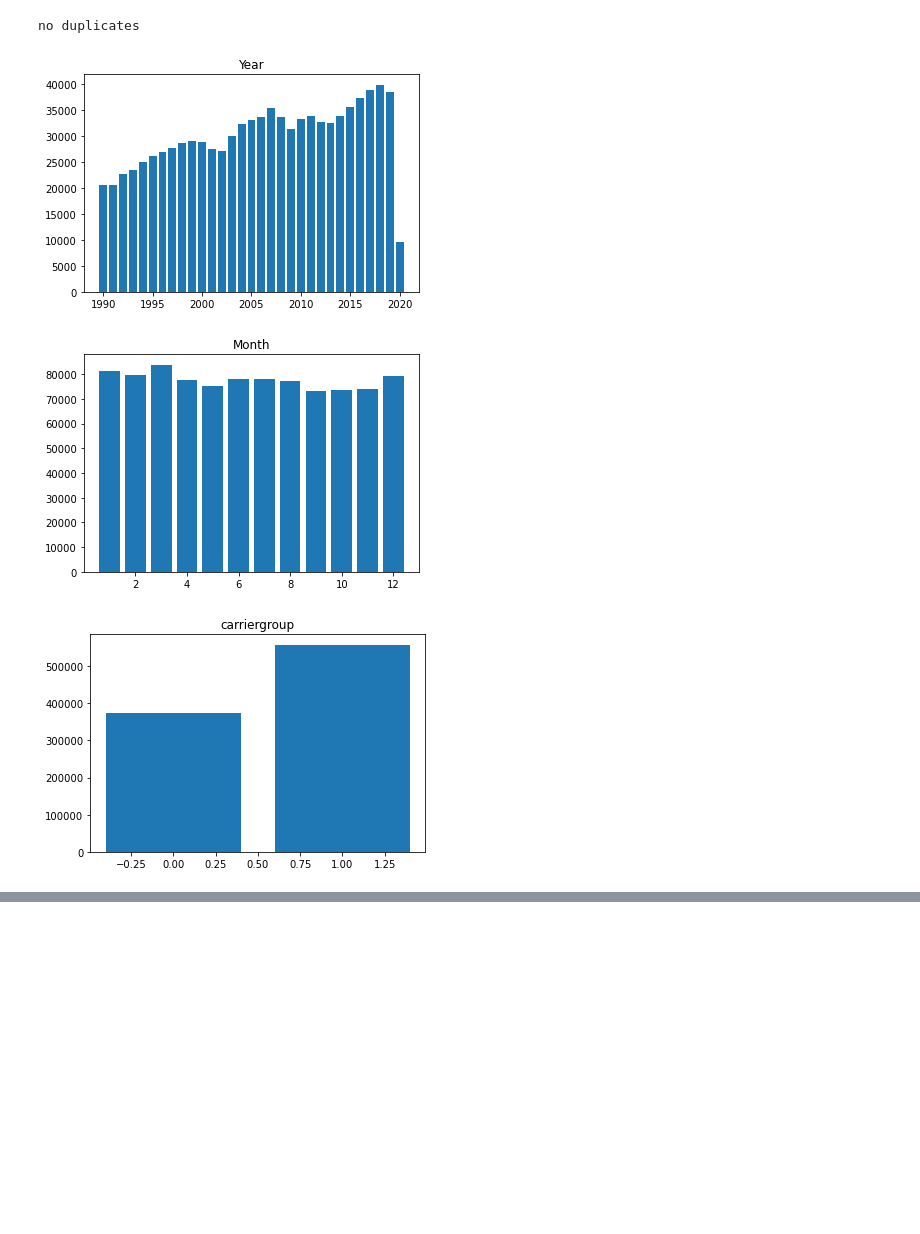
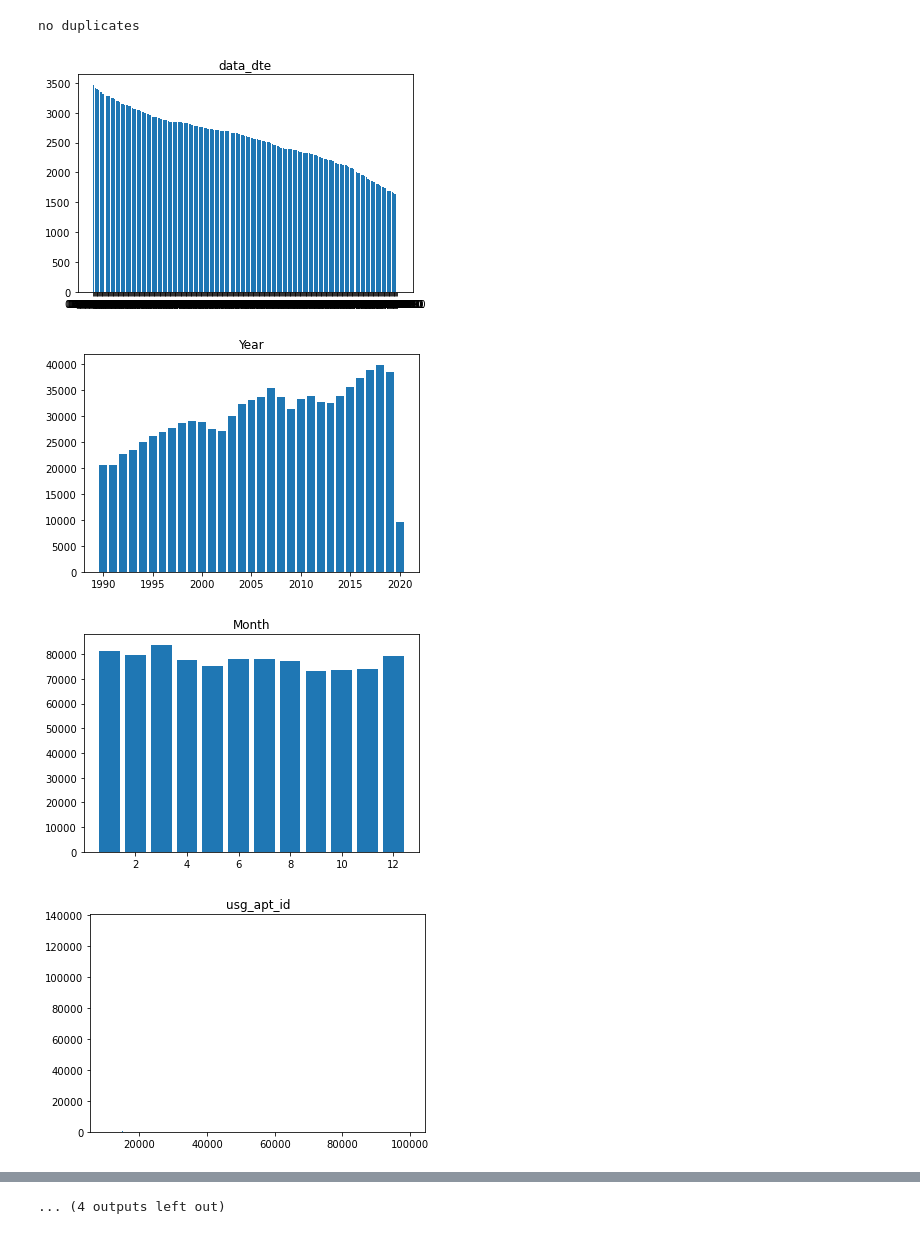
Before and after one commit to AhmedSaad52/testrepo, a Jupyter notebook: the sub.ipynb, the cells around one changed output, grey strips where cells are left out. Drawn from its saved outputs; the diff is of its cells as text; code cells hidden in the pictures; blank space fills up the shorter version.

```diff
--- a/the sub.ipynb
+++ b/the sub.ipynb
@@ -107,12 +107,13 @@ remove_duplicates(df)
 # %% [output]
 no duplicates
 # %%
-for i in ['Year','Month','carriergroup']:
+for i in df.columns:
         plt.figure()
         plt.bar(df[i].value_counts().index,df[[i]].value_counts().values)
         plt.title(str(i))
         plt.show()
 # %% [output]
-[figure, old version]
+[figure, new version]
-[figure, old version]
+[figure, new version]
-[figure, old version]
+[figure, new version]
+[figure, added]
@@ -118,0 +128 @@ for i in ['Year','Month','carriergroup']:
+... (4 outputs left out)
```
Also changed, not shown: parts of 1 cell of this notebook.
